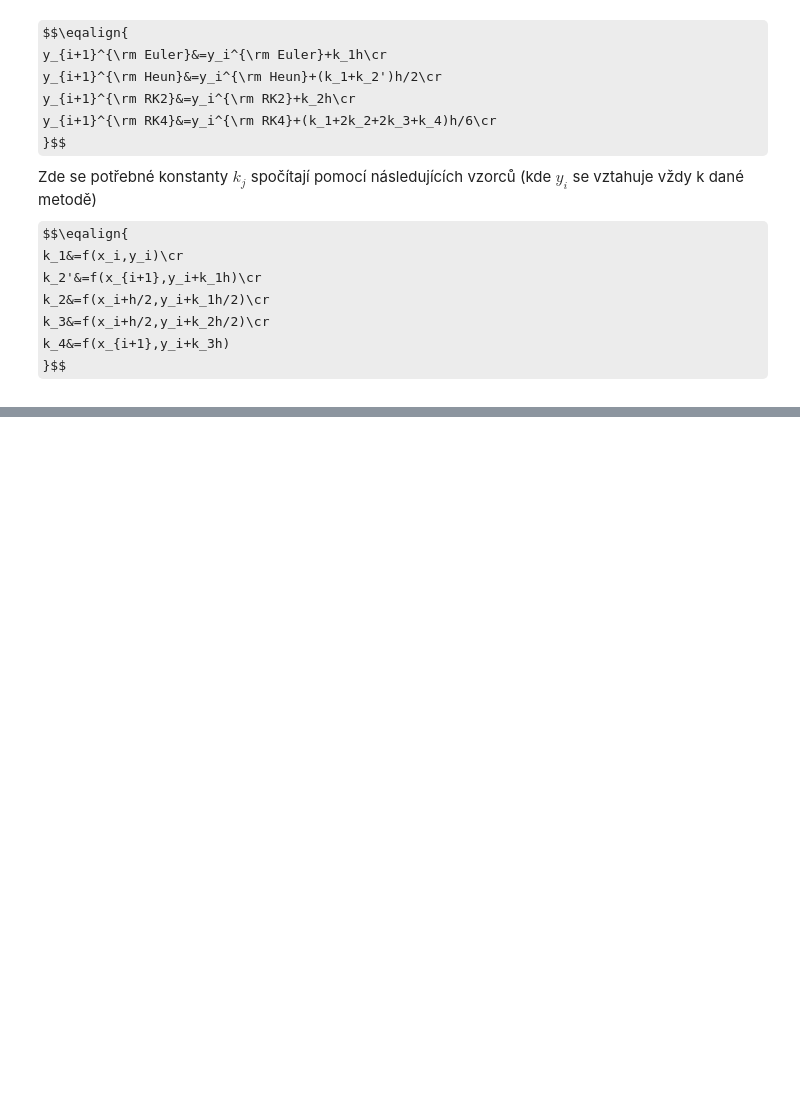
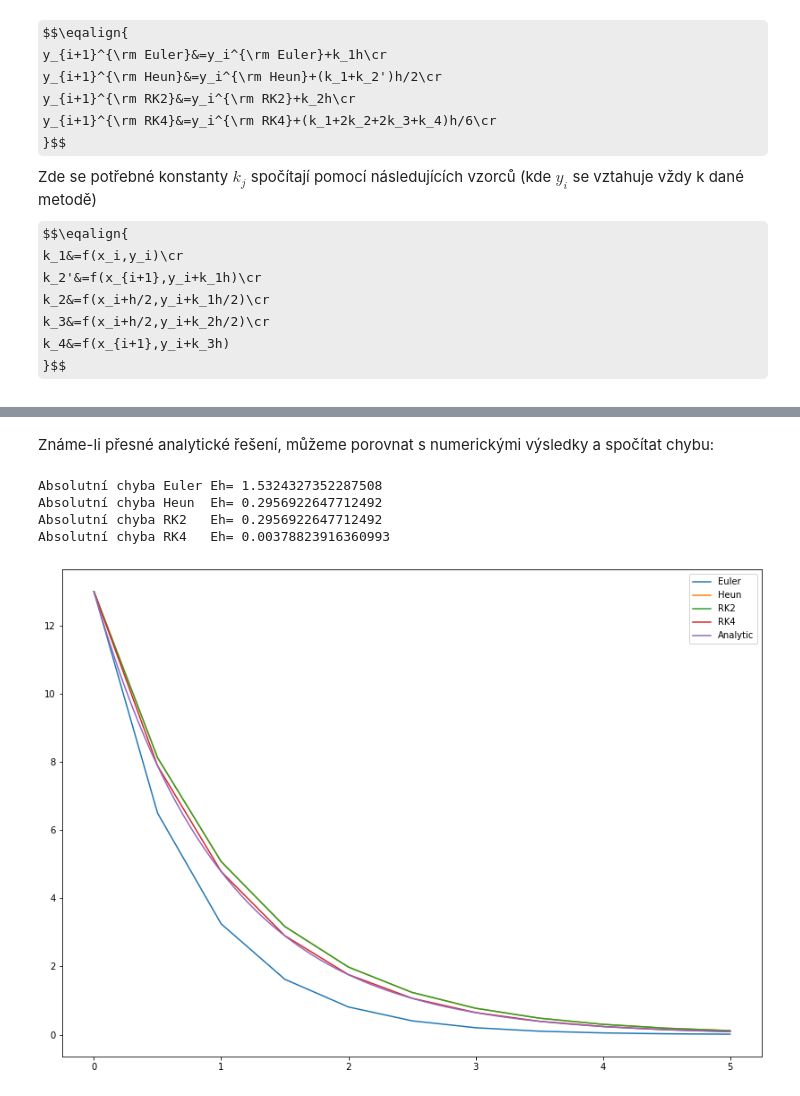
Before and after one commit to gromadan/DRN, a Jupyter notebook: difro.ipynb, the cells around one changed output, grey strips where cells are left out. Saved outputs shown, nothing was run; the diff lists cells and outputs as text; code cells hidden in the pictures; some formulas as TeX source; blank space fills up the shorter version.

```diff
--- a/difro.ipynb
+++ b/difro.ipynb
@@ -70,0 +72,28 @@ plt.legend()
+# %% [markdown]
+Známe-li přesné analytické řešení, můžeme porovnat s numerickými výsledky a spočítat chybu:
+# %%
+def yAnalytic(x):
+    return(13*np.exp(-x))
+
+xx=np.linspace(x0,x0+T,200)
+yy=yAnalytic(xx)
+
+plt.figure(figsize=(14,10))
+plt.plot(x,yEuler,label='Euler')
+plt.plot(x,yHeun,label='Heun')
+plt.plot(x,yRK2,label='RK2')
+plt.plot(x,yRK4,label='RK4')
+plt.plot(xx,yy,label='Analytic')
+plt.legend()
+
+yExact=yAnalytic(x)
+print("Absolutní chyba Euler Eh=",max(abs(yExact-yEuler)))
+print("Absolutní chyba Heun  Eh=",max(abs(yExact-yHeun)))
+print("Absolutní chyba RK2   Eh=",max(abs(yExact-yRK2)))
+print("Absolutní chyba RK4   Eh=",max(abs(yExact-yRK4)))
+# %% [output]
+Absolutní chyba Euler Eh= 1.5324327352287508
+Absolutní chyba Heun  Eh= 0.2956922647712492
+Absolutní chyba RK2   Eh= 0.2956922647712492
+Absolutní chyba RK4   Eh= 0.00378823916360993
+[figure, added]
```
Also changed, not shown: parts of 2 cells of this notebook, 1 other file.
